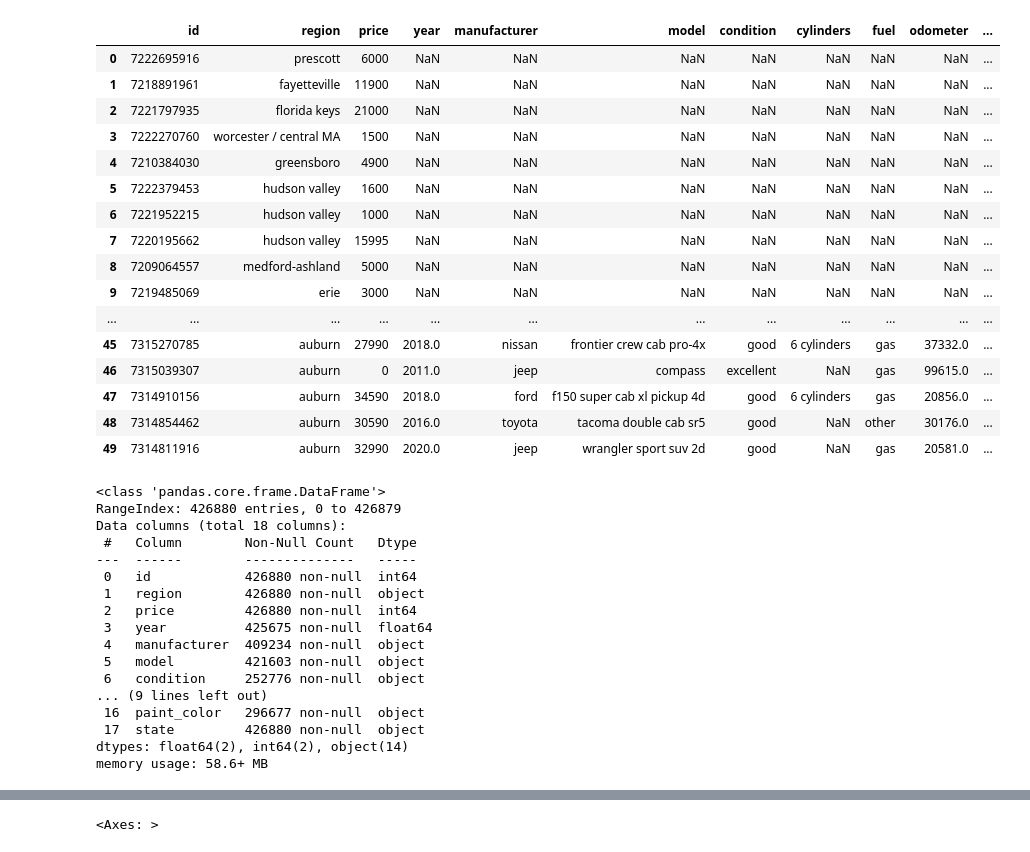
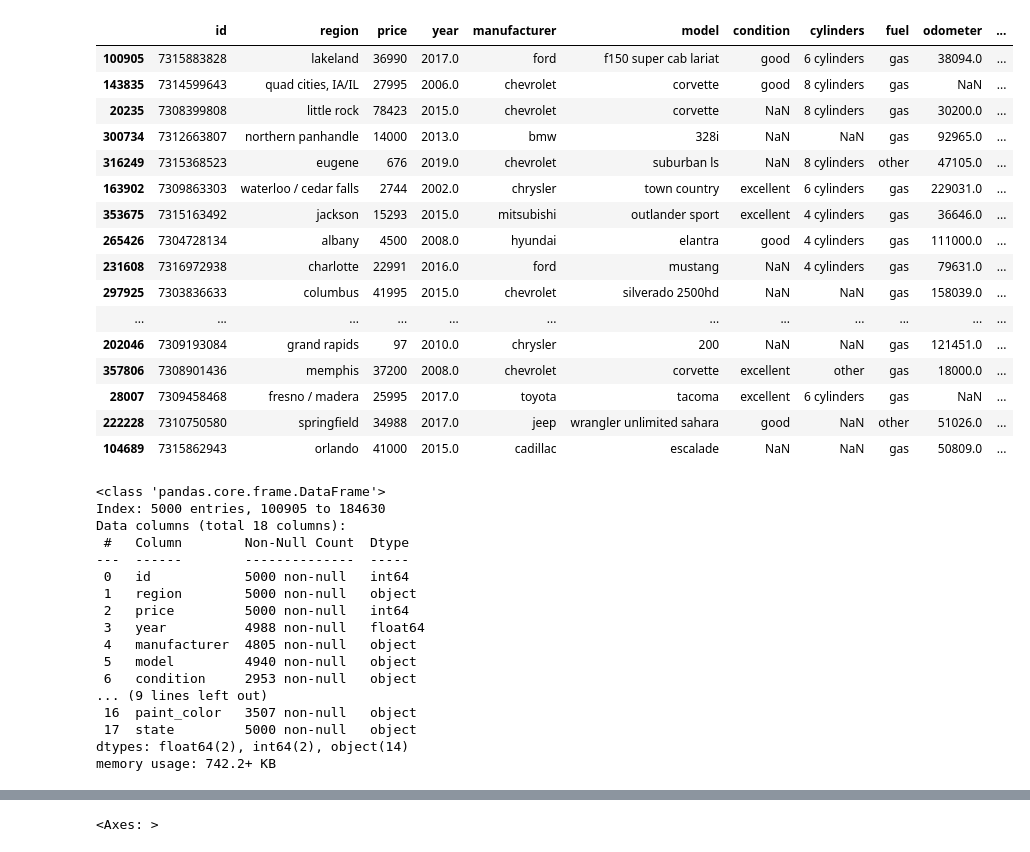
Before and after one commit to victorvasujoseph/CarPricePrediction, a Jupyter notebook: price_predictor.ipynb, the cells around one changed output, grey strips where cells are left out. Cells and saved outputs as stored; diff of their text form; code cells hidden in the pictures.

Commit message:
modeladded

```diff
--- a/price_predictor.ipynb
+++ b/price_predictor.ipynb
@@ -1,36 +1,39 @@
 # %%
 import pandas as pd
 import numpy as np
 import seaborn as sns
 import matplotlib.pyplot as plt
 from sklearn.model_selection import train_test_split
 from sklearn.preprocessing import StandardScaler
 from sklearn.linear_model import Lasso
 from sklearn.metrics import mean_squared_error
 
 # Load the dataset
-data = pd.read_csv('data/vehicles.csv')
+#data = pd.read_csv('data/vehicles.csv')
+# Load the dataset
+df = pd.read_csv('data/vehicles.csv')
+data = df.sample(n=5000, random_state=42)
 
 # Display initial data to understand what needs to be processed
 data.head(50)
 # %% [output]
 |  | id | region | price | year | manufacturer | model | condition | cylinders | fuel | odometer | ... |
-| 0 | 7222695916 | prescott | 6000 | NaN | NaN | NaN | NaN | NaN | NaN | NaN | ... |
-| 1 | 7218891961 | fayetteville | 11900 | NaN | NaN | NaN | NaN | NaN | NaN | NaN | ... |
-| 2 | 7221797935 | florida keys | 21000 | NaN | NaN | NaN | NaN | NaN | NaN | NaN | ... |
-| 3 | 7222270760 | worcester / central MA | 1500 | NaN | NaN | NaN | NaN | NaN | NaN | NaN | ... |
-| 4 | 7210384030 | greensboro | 4900 | NaN | NaN | NaN | NaN | NaN | NaN | NaN | ... |
-| 5 | 7222379453 | hudson valley | 1600 | NaN | NaN | NaN | NaN | NaN | NaN | NaN | ... |
-| 6 | 7221952215 | hudson valley | 1000 | NaN | NaN | NaN | NaN | NaN | NaN | NaN | ... |
-| 7 | 7220195662 | hudson valley | 15995 | NaN | NaN | NaN | NaN | NaN | NaN | NaN | ... |
-| 8 | 7209064557 | medford-ashland | 5000 | NaN | NaN | NaN | NaN | NaN | NaN | NaN | ... |
-| 9 | 7219485069 | erie | 3000 | NaN | NaN | NaN | NaN | NaN | NaN | NaN | ... |
+| 100905 | 7315883828 | lakeland | 36990 | 2017.0 | ford | f150 super cab lariat | good | 6 cylinders | gas | 38094.0 | ... |
+| 143835 | 7314599643 | quad cities, IA/IL | 27995 | 2006.0 | chevrolet | corvette | good | 8 cylinders | gas | NaN | ... |
+| 20235 | 7308399808 | little rock | 78423 | 2015.0 | chevrolet | corvette | NaN | 8 cylinders | gas | 30200.0 | ... |
+| 300734 | 7312663807 | northern panhandle | 14000 | 2013.0 | bmw | 328i | NaN | NaN | gas | 92965.0 | ... |
+| 316249 | 7315368523 | eugene | 676 | 2019.0 | chevrolet | suburban ls | NaN | 8 cylinders | other | 47105.0 | ... |
+| 163902 | 7309863303 | waterloo / cedar falls | 2744 | 2002.0 | chrysler | town country | excellent | 6 cylinders | gas | 229031.0 | ... |
+| 353675 | 7315163492 | jackson | 15293 | 2015.0 | mitsubishi | outlander sport | excellent | 4 cylinders | gas | 36646.0 | ... |
+| 265426 | 7304728134 | albany | 4500 | 2008.0 | hyundai | elantra | good | 4 cylinders | gas | 111000.0 | ... |
+| 231608 | 7316972938 | charlotte | 22991 | 2016.0 | ford | mustang | NaN | 4 cylinders | gas | 79631.0 | ... |
+| 297925 | 7303836633 | columbus | 41995 | 2015.0 | chevrolet | silverado 2500hd | NaN | NaN | gas | 158039.0 | ... |
 | ... | ... | ... | ... | ... | ... | ... | ... | ... | ... | ... | ... |
-| 45 | 7315270785 | auburn | 27990 | 2018.0 | nissan | frontier crew cab pro-4x | good | 6 cylinders | gas | 37332.0 | ... |
-| 46 | 7315039307 | auburn | 0 | 2011.0 | jeep | compass | excellent | NaN | gas | 99615.0 | ... |
-| 47 | 7314910156 | auburn | 34590 | 2018.0 | ford | f150 super cab xl pickup 4d | good | 6 cylinders | gas | 20856.0 | ... |
-| 48 | 7314854462 | auburn | 30590 | 2016.0 | toyota | tacoma double cab sr5 | good | NaN | other | 30176.0 | ... |
-| 49 | 7314811916 | auburn | 32990 | 2020.0 | jeep | wrangler sport suv 2d | good | NaN | gas | 20581.0 | ... |
+| 202046 | 7309193084 | grand rapids | 97 | 2010.0 | chrysler | 200 | NaN | NaN | gas | 121451.0 | ... |
+| 357806 | 7308901436 | memphis | 37200 | 2008.0 | chevrolet | corvette | excellent | other | gas | 18000.0 | ... |
+| 28007 | 7309458468 | fresno / madera | 25995 | 2017.0 | toyota | tacoma | excellent | 6 cylinders | gas | NaN | ... |
+| 222228 | 7310750580 | springfield | 34988 | 2017.0 | jeep | wrangler unlimited sahara | good | NaN | other | 51026.0 | ... |
+| 104689 | 7315862943 | orlando | 41000 | 2015.0 | cadillac | escalade | NaN | NaN | gas | 50809.0 | ... |
 # %%
 # General information about the dataset
 data_info = data.info()
@@ -46,22 +49,22 @@ categorical_vars = data.select_dtypes(include=['object'])
 unique_counts = categorical_vars.nunique()
 # %% [output]
 <class 'pandas.core.frame.DataFrame'>
-RangeIndex: 426880 entries, 0 to 426879
+Index: 5000 entries, 100905 to 184630
 Data columns (total 18 columns):
- #   Column        Non-Null Count   Dtype
----  ------        --------------   -----
- 0   id            426880 non-null  int64
- 1   region        426880 non-null  object
- 2   price         426880 non-null  int64
- 3   year          425675 non-null  float64
- 4   manufacturer  409234 non-null  object
- 5   model         421603 non-null  object
- 6   condition     252776 non-null  object
+ #   Column        Non-Null Count  Dtype
+---  ------        --------------  -----
+ 0   id            5000 non-null   int64
+ 1   region        5000 non-null   object
+ 2   price         5000 non-null   int64
+ 3   year          4988 non-null   float64
+ 4   manufacturer  4805 non-null   object
+ 5   model         4940 non-null   object
+ 6   condition     2953 non-null   object
 ... (9 lines left out)
- 16  paint_color   296677 non-null  object
- 17  state         426880 non-null  object
+ 16  paint_color   3507 non-null   object
+ 17  state         5000 non-null   object
 dtypes: float64(2), int64(2), object(14)
-memory usage: 58.6+ MB
+memory usage: 742.2+ KB
 # %%
 columns_to_check = ['region','state','price','type','year', 'paint_color','odometer','manufacturer','model','condition','fuel','size','drive']
 print("Number of rows before dropping duplicates:", data.shape[0])
```
Also changed, not shown: parts of 15 cells of this notebook, 1 other file.
